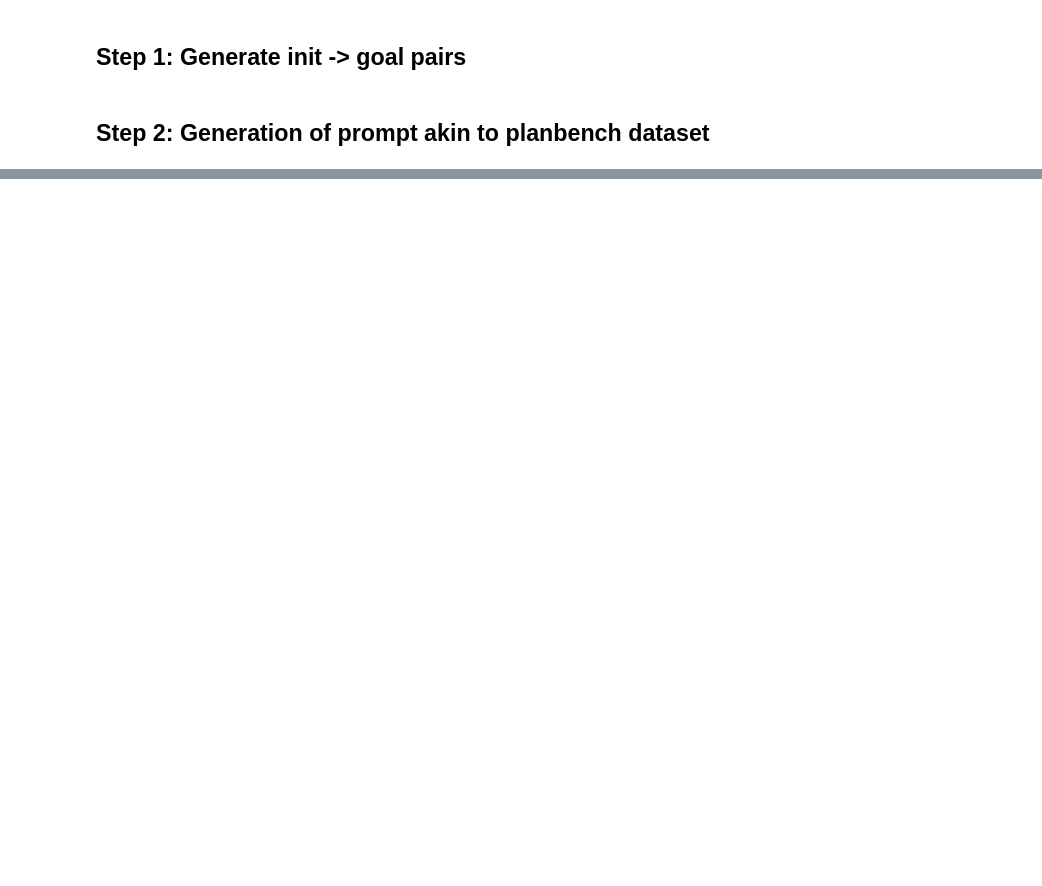
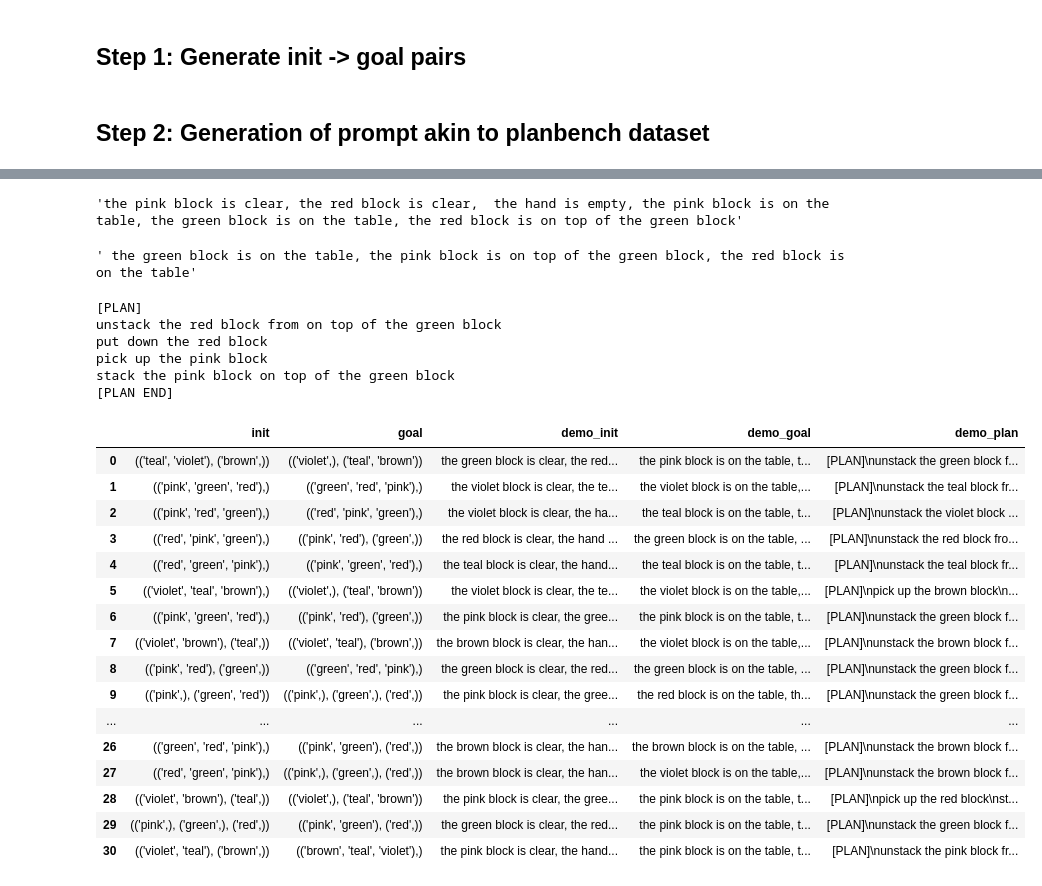
Before and after one commit to ge85tow/planning-with-llms, a Jupyter notebook: src/blocksworld_generator.ipynb, the cells around one changed output, grey strips where cells are left out. Cells and saved outputs as stored; diff of their text form; code cells hidden in the pictures; blank space fills up the shorter version.

```diff
--- a/src/blocksworld_generator.ipynb
+++ b/src/blocksworld_generator.ipynb
@@ -403,0 +520,6 @@ trainData
+# %%
+#load dataset to be modified
+df='test'
+df=pd.read_csv(f'../data/{df}_{n}_blocks')
+df.drop(columns='Unnamed: 0',inplace=True)
+df
@@ -403,0 +544,4 @@ trainData
+# %%
+#shuffling problems to avoid clumps of same demonstrations config across dataset splits
+trainData=trainData.sample(frac=1).reset_index(drop=True)
+trainData
@@ -404,6 +562,5 @@ trainData
 # %%
-#extract demonstrations
-demo_rows=15
+demo_rows=len(df['init'])
 demo=trainData[:demo_rows].copy()
 demo.reset_index(drop=True,inplace=True)
 demo
@@ -483,6 +706,17 @@ trainData['goal'][51]
 # %%
-trainData['demo_init'][51]
+trainData['demo_init'][11]
+# %% [output]
+'the pink block is clear, the red block is clear,  the hand is empty, the pink block is on the table, the green block is on the table, the red block is on top of the green block'
 # %%
-trainData['demo_goal'][51]
+trainData['demo_goal'][11]
+# %% [output]
+' the green block is on the table, the pink block is on top of the green block, the red block is on the table'
 # %%
-print(trainData['demo_plan'][51])
+print(trainData['demo_plan'][11])
+# %% [output]
+[PLAN]
+unstack the red block from on top of the green block
+put down the red block
+pick up the pink block
+stack the pink block on top of the green block
+[PLAN END]
@@ -489 +725,28 @@ print(trainData['demo_plan'][51])
+# %%
+def add_demo_to_df(df,demo):
+    df['demo_init']=demo['init']
+    df['demo_goal']=demo['goal']
+    df['demo_plan']=demo['plan']
+    return df
+# %%
+df=add_demo_to_df(df,demo)
+df
+# %% [output]
+|  | init | goal | demo_init | demo_goal | demo_plan |
+| 0 | (('teal', 'violet'), ('brown',)) | (('violet',), ('teal', 'brown')) | the green block is clear, the red... | the pink block is on the table, t... | [PLAN]\nunstack the green block f... |
+| 1 | (('pink', 'green', 'red'),) | (('green', 'red', 'pink'),) | the violet block is clear, the te... | the violet block is on the table,... | [PLAN]\nunstack the teal block fr... |
+| 2 | (('pink', 'red', 'green'),) | (('red', 'pink', 'green'),) | the violet block is clear, the ha... | the teal block is on the table, t... | [PLAN]\nunstack the violet block ... |
+| 3 | (('red', 'pink', 'green'),) | (('pink', 'red'), ('green',)) | the red block is clear, the hand ... | the green block is on the table, ... | [PLAN]\nunstack the red block fro... |
+| 4 | (('red', 'green', 'pink'),) | (('pink', 'green', 'red'),) | the teal block is clear, the hand... | the teal block is on the table, t... | [PLAN]\nunstack the teal block fr... |
+| 5 | (('violet', 'teal', 'brown'),) | (('violet',), ('teal', 'brown')) | the violet block is clear, the te... | the violet block is on the table,... | [PLAN]\npick up the brown block\n... |
+| 6 | (('pink', 'green', 'red'),) | (('pink', 'red'), ('green',)) | the pink block is clear, the gree... | the pink block is on the table, t... | [PLAN]\nunstack the green block f... |
+| 7 | (('violet', 'brown'), ('teal',)) | (('violet', 'teal'), ('brown',)) | the brown block is clear, the han... | the violet block is on the table,... | [PLAN]\nunstack the brown block f... |
+| 8 | (('pink', 'red'), ('green',)) | (('green', 'red', 'pink'),) | the green block is clear, the red... | the green block is on the table, ... | [PLAN]\nunstack the green block f... |
+| 9 | (('pink',), ('green', 'red')) | (('pink',), ('green',), ('red',)) | the pink block is clear, the gree... | the red block is on the table, th... | [PLAN]\nunstack the green block f... |
+| ... | ... | ... | ... | ... | ... |
+| 26 | (('green', 'red', 'pink'),) | (('pink', 'green'), ('red',)) | the brown block is clear, the han... | the brown block is on the table, ... | [PLAN]\nunstack the brown block f... |
+| 27 | (('red', 'green', 'pink'),) | (('pink',), ('green',), ('red',)) | the brown block is clear, the han... | the violet block is on the table,... | [PLAN]\nunstack the brown block f... |
+| 28 | (('violet', 'brown'), ('teal',)) | (('violet',), ('teal', 'brown')) | the pink block is clear, the gree... | the pink block is on the table, t... | [PLAN]\npick up the red block\nst... |
+| 29 | (('pink',), ('green',), ('red',)) | (('pink', 'green'), ('red',)) | the green block is clear, the red... | the pink block is on the table, t... | [PLAN]\nunstack the green block f... |
+| 30 | (('violet', 'teal'), ('brown',)) | (('brown', 'teal', 'violet'),) | the pink block is clear, the hand... | the pink block is on the table, t... | [PLAN]\nunstack the pink block fr... |
 # %%
```
Also changed, not shown: parts of 38 cells of this notebook, 7 other files.
